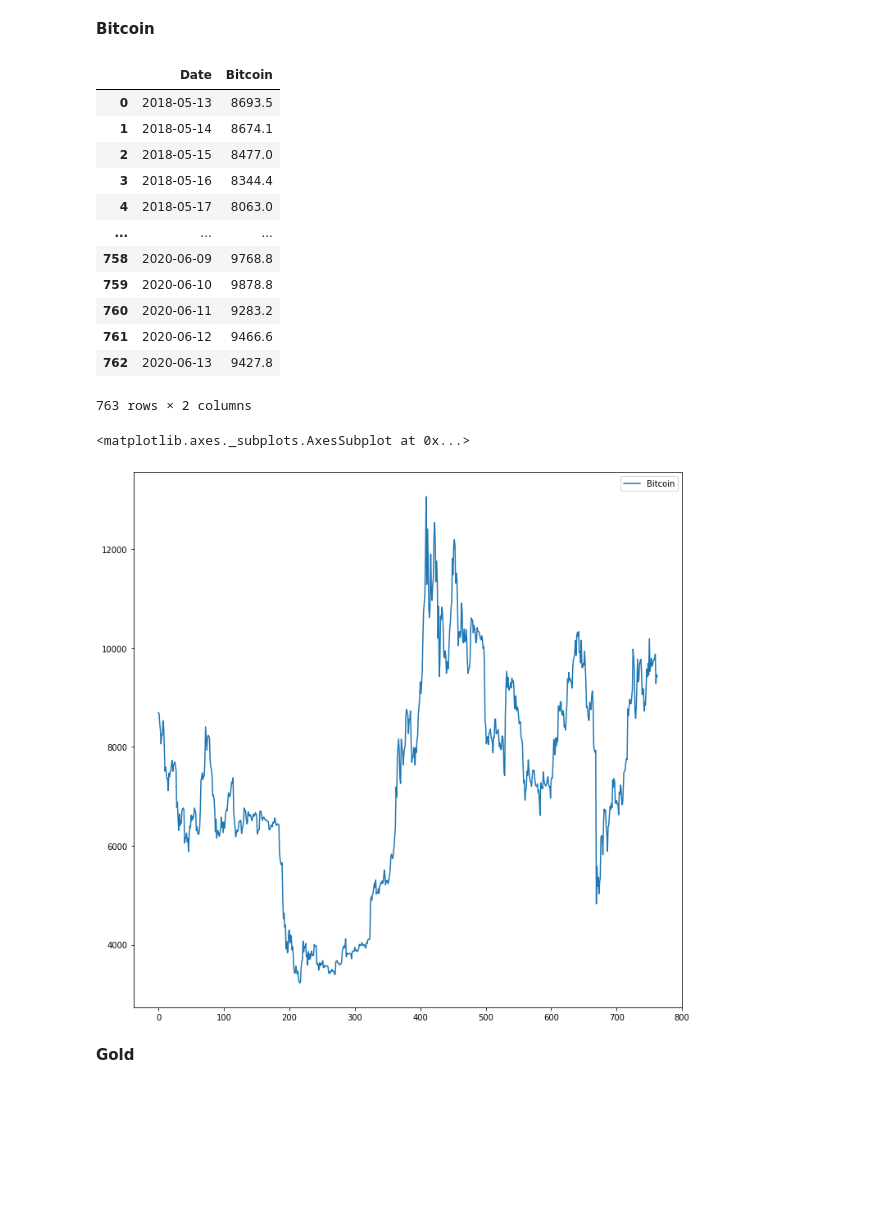
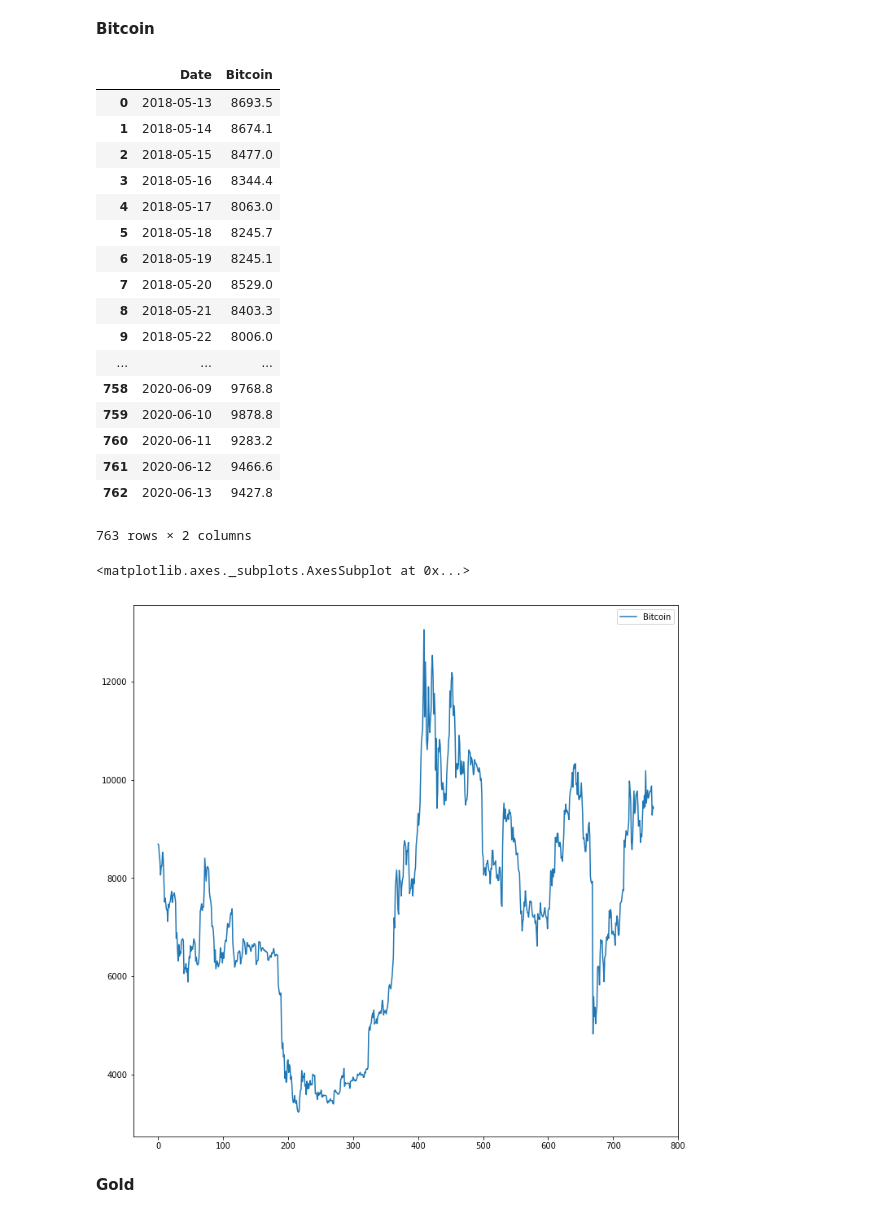
Before and after one commit to koulos574/Projet_Bitcoin_Prediction_Price, a Jupyter notebook: Bitcoin_VAR_model.ipynb, the cells around one changed output. Drawn from its saved outputs; the diff is of its cells as text; code cells hidden in the pictures; blank space fills up the shorter version.

```diff
--- a/Bitcoin_VAR_model.ipynb
+++ b/Bitcoin_VAR_model.ipynb
@@ -28,33 +28,38 @@ import seaborn as sns
 **Bitcoin**
 # %%
 #Importing the bitcoin price dataset
-bitcoin = pd.read_csv("/content/Bitcoin Historical Data - Investing.com (1).csv", sep = ",")
+bitcoin = pd.read_csv("Bitcoin  - files used/Bitcoin Historical Data - Investing.com (1).csv", sep = ",")
 
 #Keeping only the Date and Price columns
 bitcoin = bitcoin[["Date", "Price"]]
 
 #Making the df more easy to manipulate by changing the column names
 bitcoin.rename(columns = {"Price" : "Bitcoin"}, inplace = True)
 
 #putting the data in chronological order
 bitcoin = bitcoin[::-1]
 bitcoin.reset_index(drop = True, inplace = True)
 
 #Converting to datetime
 bitcoin["Date"] = pd.to_datetime(bitcoin['Date'])
 
 #Setting the type to float64 to allow for plotting, analysis and comparison
 bitcoin['Bitcoin'] = bitcoin['Bitcoin'].str.replace(',', '')
 bitcoin['Bitcoin']=bitcoin["Bitcoin"].astype('float64')
 
 bitcoin
 # %% [output]
 |  | Date | Bitcoin |
 | 0 | 2018-05-13 | 8693.5 |
 | 1 | 2018-05-14 | 8674.1 |
 | 2 | 2018-05-15 | 8477.0 |
 | 3 | 2018-05-16 | 8344.4 |
 | 4 | 2018-05-17 | 8063.0 |
+| 5 | 2018-05-18 | 8245.7 |
+| 6 | 2018-05-19 | 8245.1 |
+| 7 | 2018-05-20 | 8529.0 |
+| 8 | 2018-05-21 | 8403.3 |
+| 9 | 2018-05-22 | 8006.0 |
 | ... | ... | ... |
 | 758 | 2020-06-09 | 9768.8 |
 | 759 | 2020-06-10 | 9878.8 |
@@ -67,7 +72,7 @@ bitcoin
 bitcoin.plot(y = ['Bitcoin'], kind = 'line', figsize = (12,12) )
 # %% [output]
 <matplotlib.axes._subplots.AxesSubplot at 0x...>
-[figure, old version]
+[figure, new version]
 # %% [markdown]
 **Gold**
 # %%
```
Also changed, not shown: parts of 27 cells of this notebook, 1 other file.
